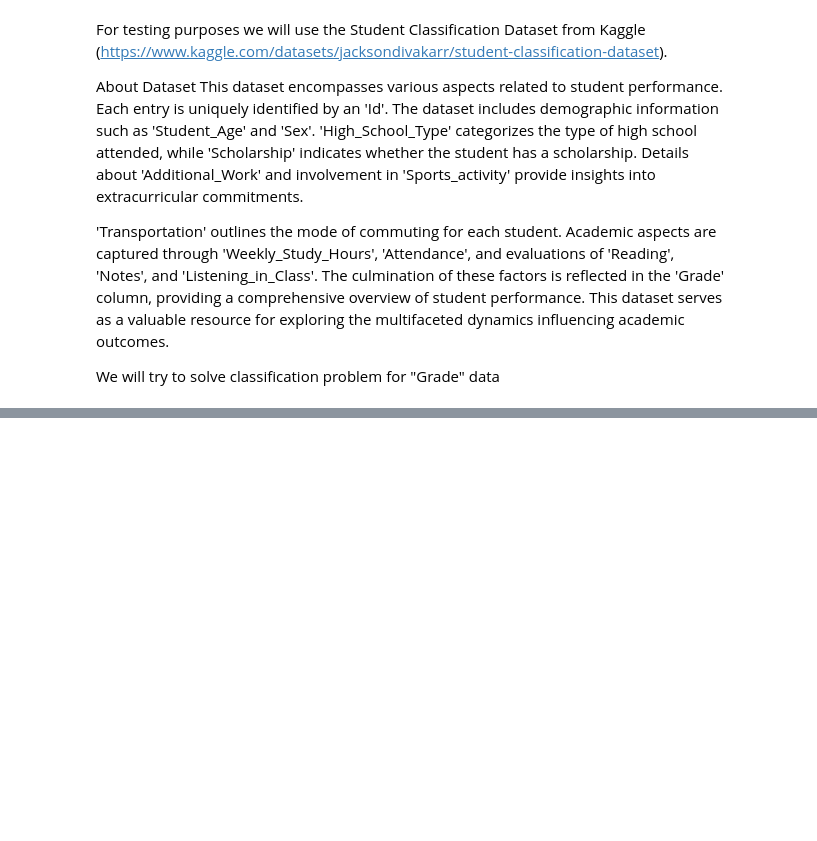
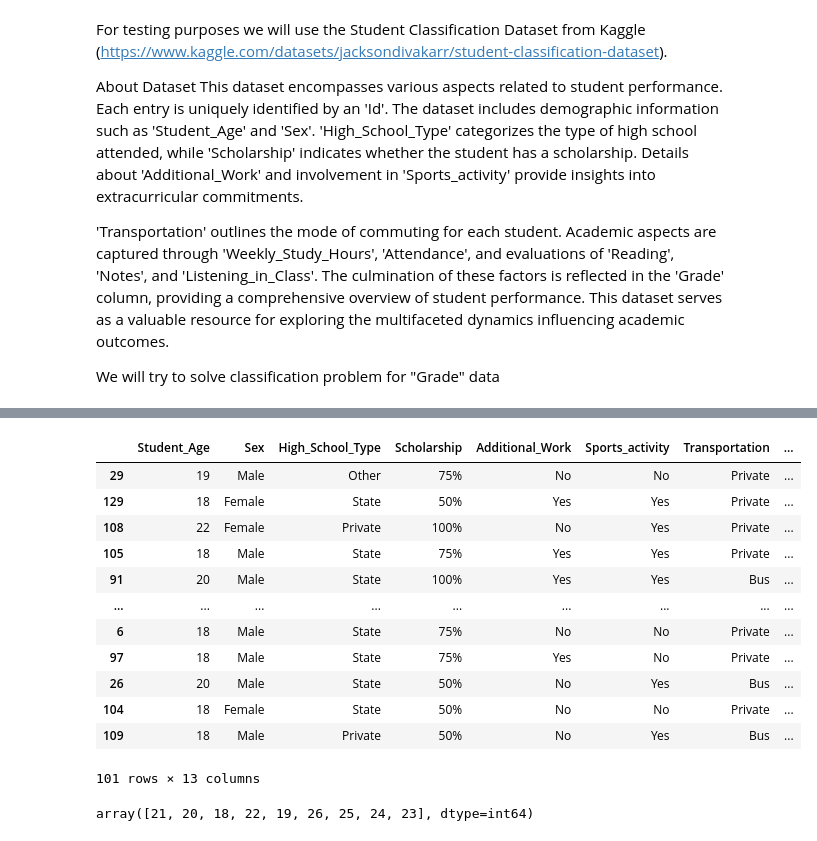
Before and after one commit to PeterOstr/Training_XG_Boost, a Jupyter notebook: Hyperparameters_training/Hyper_train.ipynb, the cells around one changed output, grey strips where cells are left out. Cells and saved outputs as stored; diff of their text form; code cells hidden in the pictures; blank space fills up the shorter version.

```diff
--- a/Hyperparameters_training/Hyper_train.ipynb
+++ b/Hyperparameters_training/Hyper_train.ipynb
@@ -49,0 +95,20 @@ X_train, X_test, y_train, y_test = train_test_split(X,y, train_size=0.7)
+# %%
+X_train
+# %% [output]
+|  | Student_Age | Sex | High_School_Type | Scholarship | Additional_Work | Sports_activity | Transportation | ... |
+| 29 | 19 | Male | Other | 75% | No | No | Private | ... |
+| 129 | 18 | Female | State | 50% | Yes | Yes | Private | ... |
+| 108 | 22 | Female | Private | 100% | No | Yes | Private | ... |
+| 105 | 18 | Male | State | 75% | Yes | Yes | Private | ... |
+| 91 | 20 | Male | State | 100% | Yes | Yes | Bus | ... |
+| ... | ... | ... | ... | ... | ... | ... | ... | ... |
+| 6 | 18 | Male | State | 75% | No | No | Private | ... |
+| 97 | 18 | Male | State | 75% | Yes | No | Private | ... |
+| 26 | 20 | Male | State | 50% | No | Yes | Bus | ... |
+| 104 | 18 | Female | State | 50% | No | No | Private | ... |
+| 109 | 18 | Male | Private | 50% | No | Yes | Bus | ... |
+101 rows × 13 columns
+# %%
+data['Student_Age'].unique()
+# %% [output]
+array([21, 20, 18, 22, 19, 26, 25, 24, 23], dtype=int64)
```
Also changed, not shown: parts of 13 cells of this notebook.
